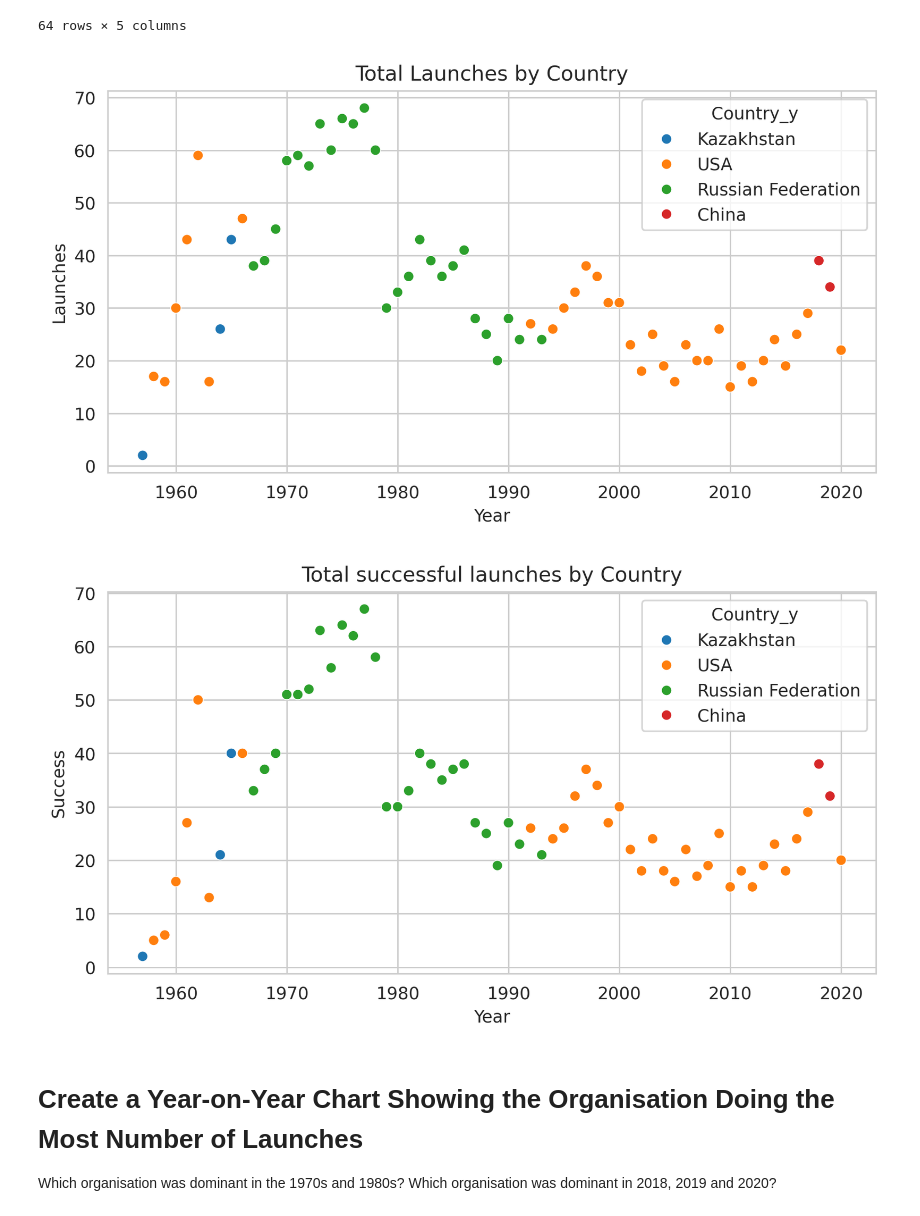
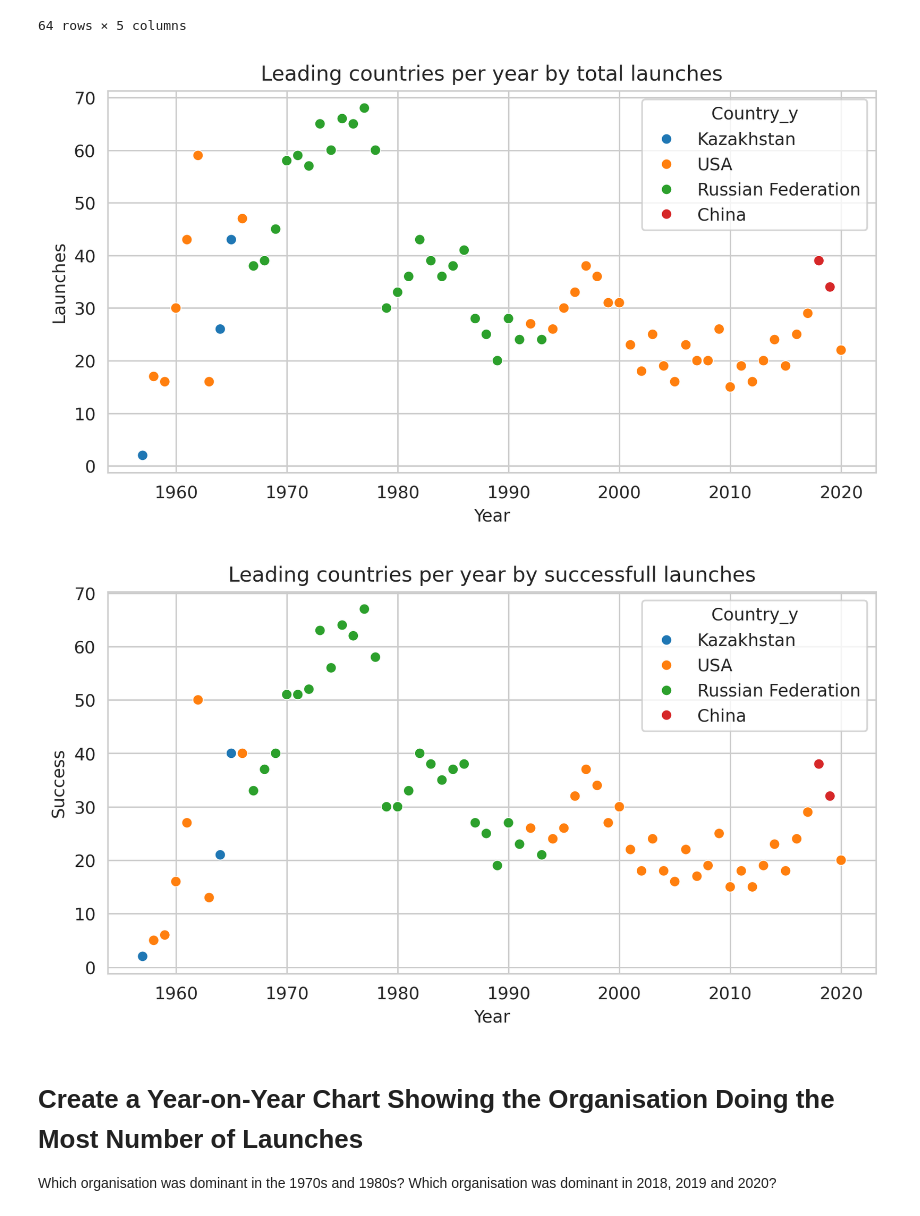
Before and after one commit to shubhenduanupamdutta/Portfolio_18_Analyse_Space_Race, a Jupyter notebook: Space_Race.ipynb, the cells around one changed output. Saved outputs shown, nothing was run; the diff lists cells and outputs as text; code cells hidden in the pictures.

```diff
--- a/Space_Race.ipynb
+++ b/Space_Race.ipynb
@@ -314,17 +266,16 @@ You can use the iso3166 package to convert the country names to Alpha3 format.
 # %%
 df_data['Country'] = df_data['Location'].str.split(',').str[-1].str.strip()
 df_data['Country'] = df_data['Country'].convert_dtypes().astype('category')
-df_data['Country'] = df_data['Country'].replace('Russia', 'Russian Federation')
-df_data['Country'] = df_data['Country'].replace('New Mexico', 'USA')
-df_data['Country'] = df_data['Country'].replace(
-    'Pacific Missile Range Facility', 'USA')
-df_data['Country'] = df_data['Country'].replace('Yellow Sea', 'China')
-df_data['Country'] = df_data['Country'].replace(
-    'Shahrud Missile Test Site', 'Iran')
-df_data['Country'] = df_data['Country'].replace('Gran Canaria', 'USA')
-df_data['Country'] = df_data['Country'].replace(
-    'Barents Sea', 'Russian Federation')
-df_data['Country'] = df_data['Country'].replace('Pacific Ocean', 'USA')
+df_data["Country"] = df_data["Country"].replace({
+                        'Russia': 'Russian Federation',
+                        'New Mexico': 'USA',
+                        'Pacific Missile Range Facility': 'USA',
+                        'Yellow Sea': 'China',
+                        'Shahrud Missile Test Site': 'Iran',
+                        'Gran Canaria': 'USA',
+                        'Barents Sea': 'Russian Federation',
+                        'Pacific Ocean': 'USA'
+                    })
 
 df_data['Country'].value_counts()
 # %% [output]
@@ -1005,21 +949,20 @@ leading_country_overall
 # %%
 with sns.axes_style('whitegrid'):
     plt.figure(figsize=(8, 4), dpi=256)
     sns.scatterplot(data=leading_country_overall, x='Year', y='Launches', hue="Country_y")
-plt.title("Total Launches by Country")
-# plt.grid(True, which='both', linestyle='--', linewidth=0.5)
+plt.title("Leading countries per year by total launches")
 plt.show()
 # %% [output]
-[figure, old version]
+[figure, new version]
 # %%
 
 plt.figure(figsize=(8, 4), dpi=256)
 with sns.axes_style('whitegrid'):
     sns.scatterplot(data=leading_country_overall, x='Year', y='Success', hue="Country_y")
-plt.title("Total successful launches by Country")
+plt.title("Leading countries per year by successfull launches")
 plt.show()
 # %% [output]
-[figure, old version]
+[figure, new version]
 # %% [markdown]
 # Create a Year-on-Year Chart Showing the Organisation Doing the Most Number of Launches
 
```
Also changed, not shown: parts of 9 cells of this notebook.
